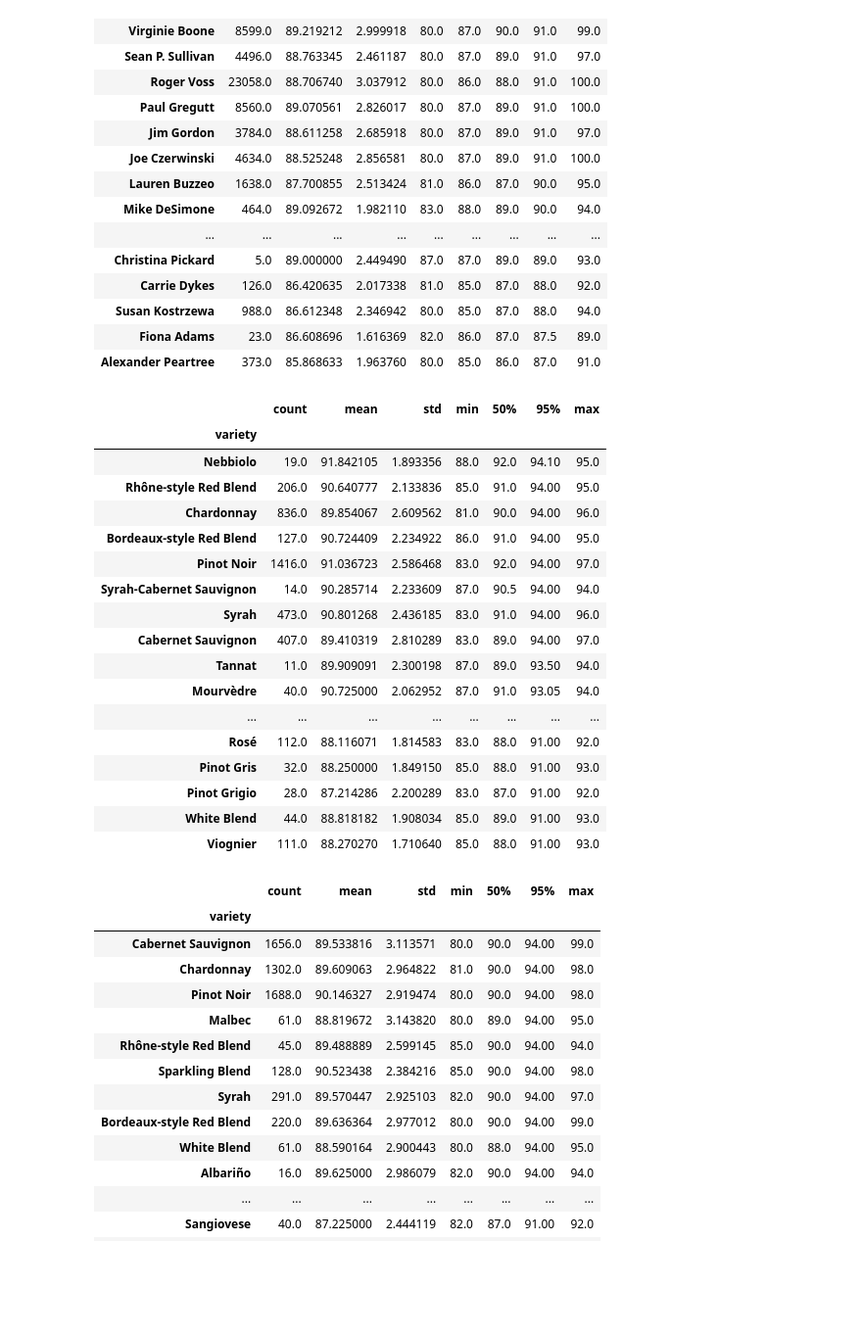
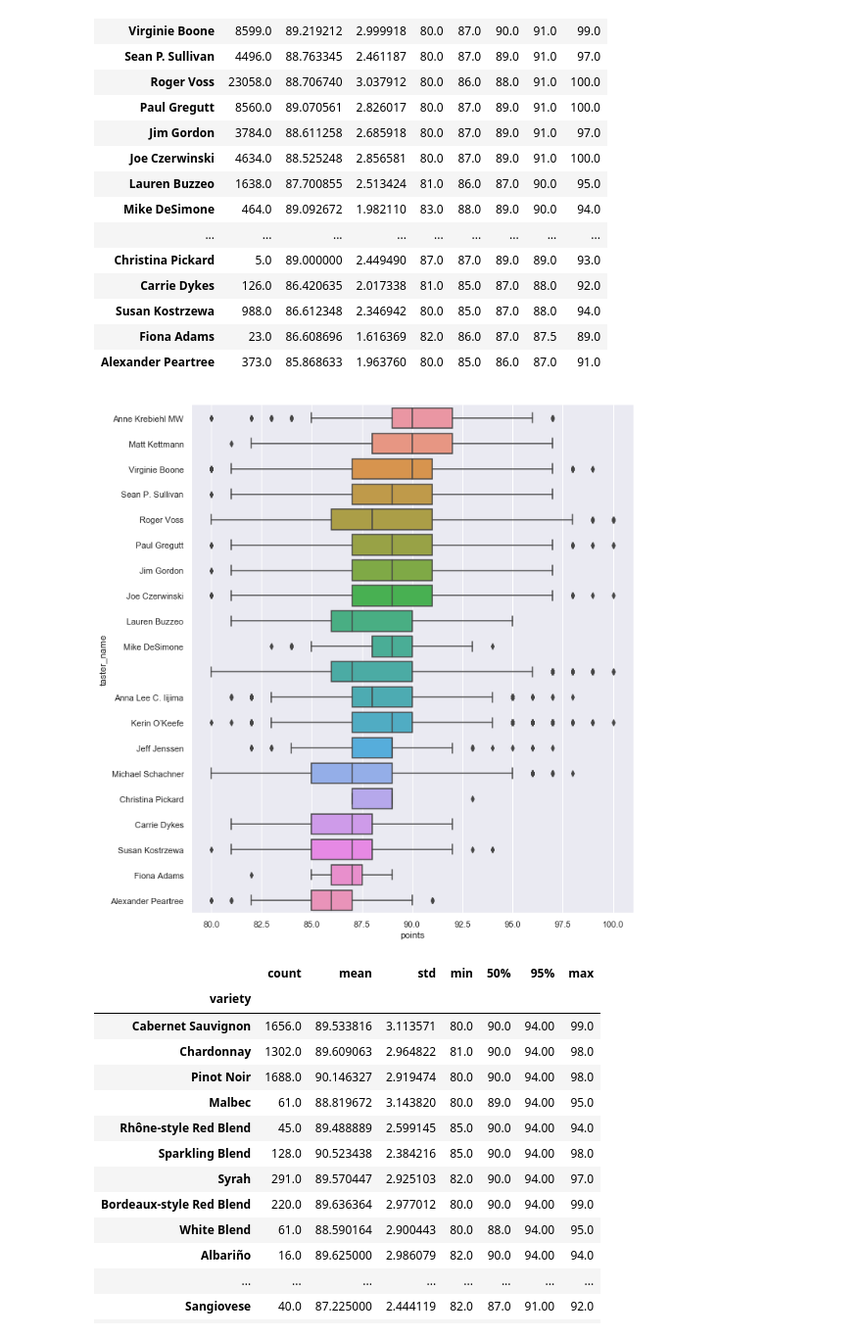
Before and after one commit to mtaron/sommelier.ai, a Jupyter notebook: sommelier.ipynb, the cells around one changed output. Shown at 98% size. Drawn from its saved outputs; the diff is of its cells as text; code cells hidden in the pictures; blank space fills up the shorter version.

```diff
--- a/sommelier.ipynb
+++ b/sommelier.ipynb
@@ -82,5 +156,6 @@ Name: country, dtype: object
 # %%
-df.groupby('taster_name')['points'].describe().sort_values('75%', ascending=False)
+taste_df = df.groupby('taster_name')['points'].describe().sort_values('75%', ascending=False)
+taste_df
 # %% [output]
 |  | count | mean | std | min | 25% | 50% | 75% | max |
 | taster_name |  |  |  |  |  |  |  |  |
@@ -105,24 +178,7 @@ favs = df[df.taster_name == 'Matt Kettmann'].groupby('variety')['points'].descri
-# %%
-favs[favs['count'] > 10]
-# %% [output]
-|  | count | mean | std | min | 50% | 95% | max |
-| variety |  |  |  |  |  |  |  |
-| Nebbiolo | 19.0 | 91.842105 | 1.893356 | 88.0 | 92.0 | 94.10 | 95.0 |
-| Rhône-style Red Blend | 206.0 | 90.640777 | 2.133836 | 85.0 | 91.0 | 94.00 | 95.0 |
-| Chardonnay | 836.0 | 89.854067 | 2.609562 | 81.0 | 90.0 | 94.00 | 96.0 |
-| Bordeaux-style Red Blend | 127.0 | 90.724409 | 2.234922 | 86.0 | 91.0 | 94.00 | 95.0 |
-| Pinot Noir | 1416.0 | 91.036723 | 2.586468 | 83.0 | 92.0 | 94.00 | 97.0 |
-| Syrah-Cabernet Sauvignon | 14.0 | 90.285714 | 2.233609 | 87.0 | 90.5 | 94.00 | 94.0 |
-| Syrah | 473.0 | 90.801268 | 2.436185 | 83.0 | 91.0 | 94.00 | 96.0 |
-| Cabernet Sauvignon | 407.0 | 89.410319 | 2.810289 | 83.0 | 89.0 | 94.00 | 97.0 |
-| Tannat | 11.0 | 89.909091 | 2.300198 | 87.0 | 89.0 | 93.50 | 94.0 |
-| Mourvèdre | 40.0 | 90.725000 | 2.062952 | 87.0 | 91.0 | 93.05 | 94.0 |
-| ... | ... | ... | ... | ... | ... | ... | ... |
-| Rosé | 112.0 | 88.116071 | 1.814583 | 83.0 | 88.0 | 91.00 | 92.0 |
-| Pinot Gris | 32.0 | 88.250000 | 1.849150 | 85.0 | 88.0 | 91.00 | 93.0 |
-| Pinot Grigio | 28.0 | 87.214286 | 2.200289 | 83.0 | 87.0 | 91.00 | 92.0 |
-| White Blend | 44.0 | 88.818182 | 1.908034 | 85.0 | 89.0 | 91.00 | 93.0 |
-| Viognier | 111.0 | 88.270270 | 1.710640 | 85.0 | 88.0 | 91.00 | 93.0 |
+# %%
+sns.catplot(data=df, y='taster_name', x='points', orient='h', kind='box', order=taste_df.index, height=10);
+# %% [output]
+[figure, added]
 # %%
 def get_favs(name, min_count=10):
     favs = df[df.taster_name == name].groupby('variety')['points'].describe(percentiles=[.95]).sort_values('95%', ascending=False)
```
Also changed, not shown: parts of 32 cells of this notebook.
